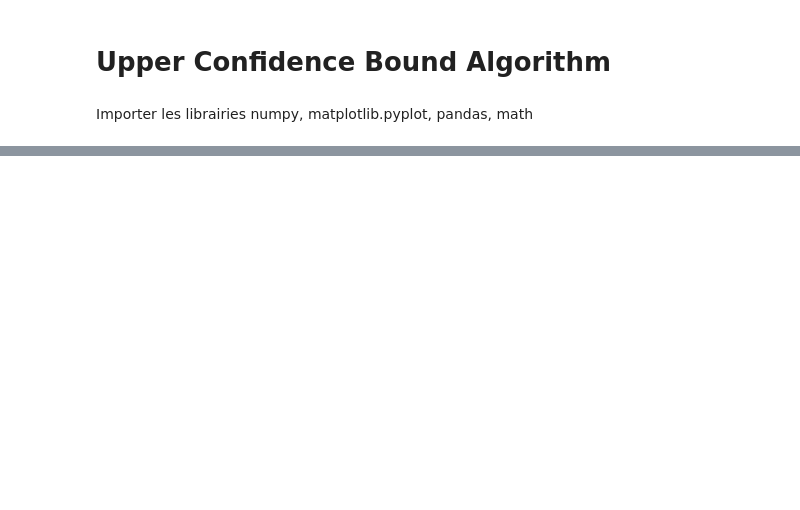
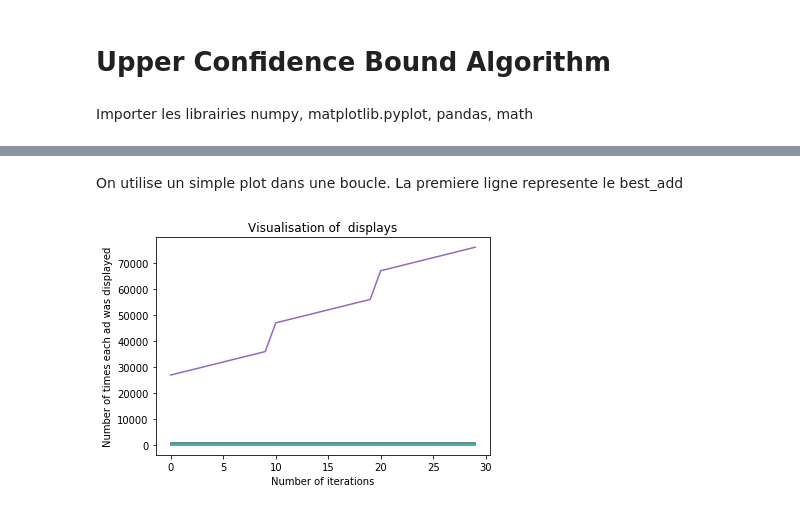
Before and after one commit to 42-AI/workshops_ml_2018, a Jupyter notebook: Semaine-9/exerciceUCB-Solution.ipynb, the cells around one changed output, grey strips where cells are left out. Drawn from its saved outputs; the diff is of its cells as text; code cells hidden in the pictures; blank space fills up the shorter version.

```diff
--- a/Semaine-9/exerciceUCB-Solution.ipynb
+++ b/Semaine-9/exerciceUCB-Solution.ipynb
@@ -162,0 +237,11 @@ total_clicks
+# %%
+
+def intermediate_states_memorize (n, interval):
+    iteration = n + 1 # tableau commence par zero
+    if (iteration) % interval == 0 :
+        print("iteration ", iteration)
+        print("saving displays ", number_of_display)
+        display_history.append(number_of_display.copy())
+        print("saving clicks   ", number_of_clicks)
+        clicks_history.append(number_of_clicks.copy())
+        print("\n")
@@ -162,0 +250,5 @@ total_clicks
+# %%
+number_of_displays = [0] * number_ads
+number_of_clicks = [0] * number_ads
+taux_de_click = [0] * number_ads
+ucb = [1e400] * number_ads
@@ -176,3 +338,0 @@ display_history
-# %%
-for i in range (0,10):
-    plt.plot(display_history[i])
@@ -180,0 +361,3 @@ for i in range (0,10):
+# %%
+d1 = pd.DataFrame(display_history)
+d.head()
@@ -180,0 +381,12 @@ for i in range (0,10):
+# %% [markdown]
+On utilise un simple plot dans une boucle. La premiere ligne represente le best_add
+# %%
+for i in range (0,10):
+    plt.plot(d1[i])
+
+plt.title('Visualisation of  displays')
+plt.xlabel('Number of iterations')
+plt.ylabel('Number of times each ad was displayed')
+plt.show()
+# %% [output]
+[figure, added]
```
Also changed, not shown: parts of 86 cells of this notebook.
